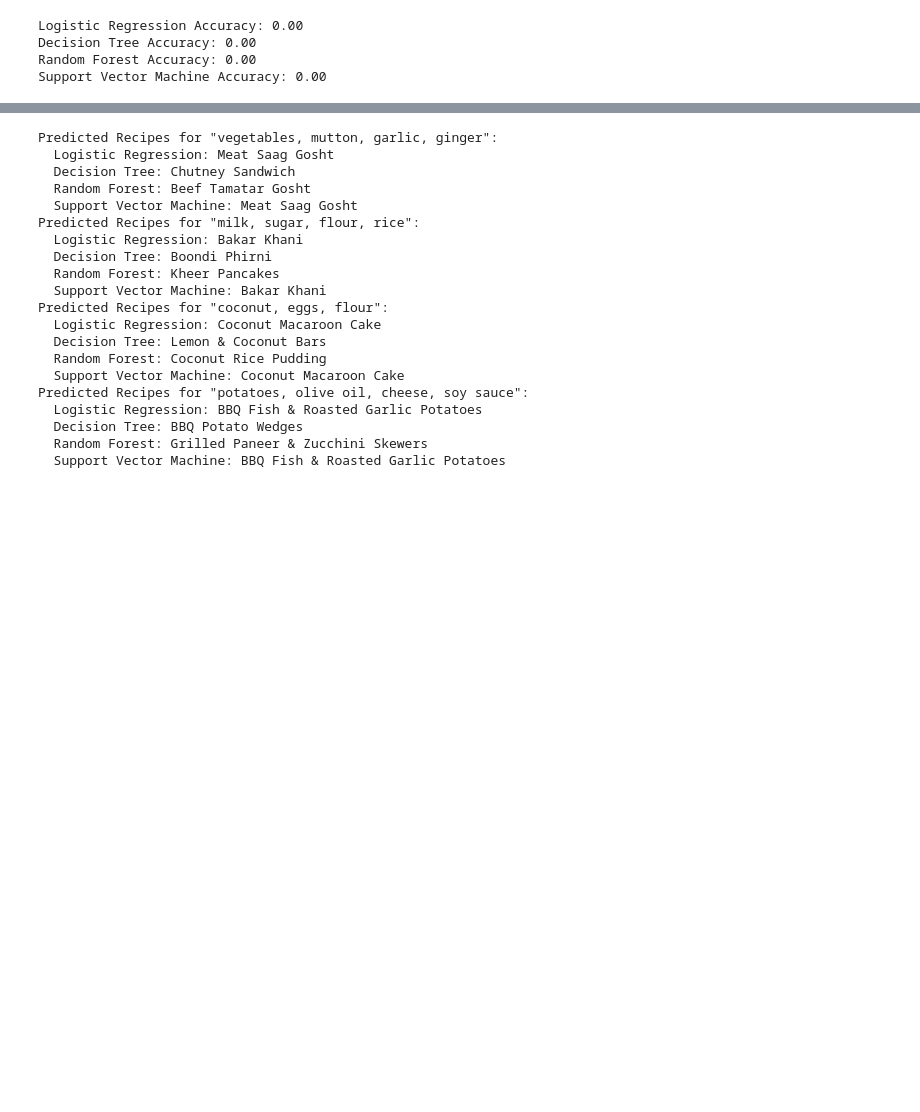
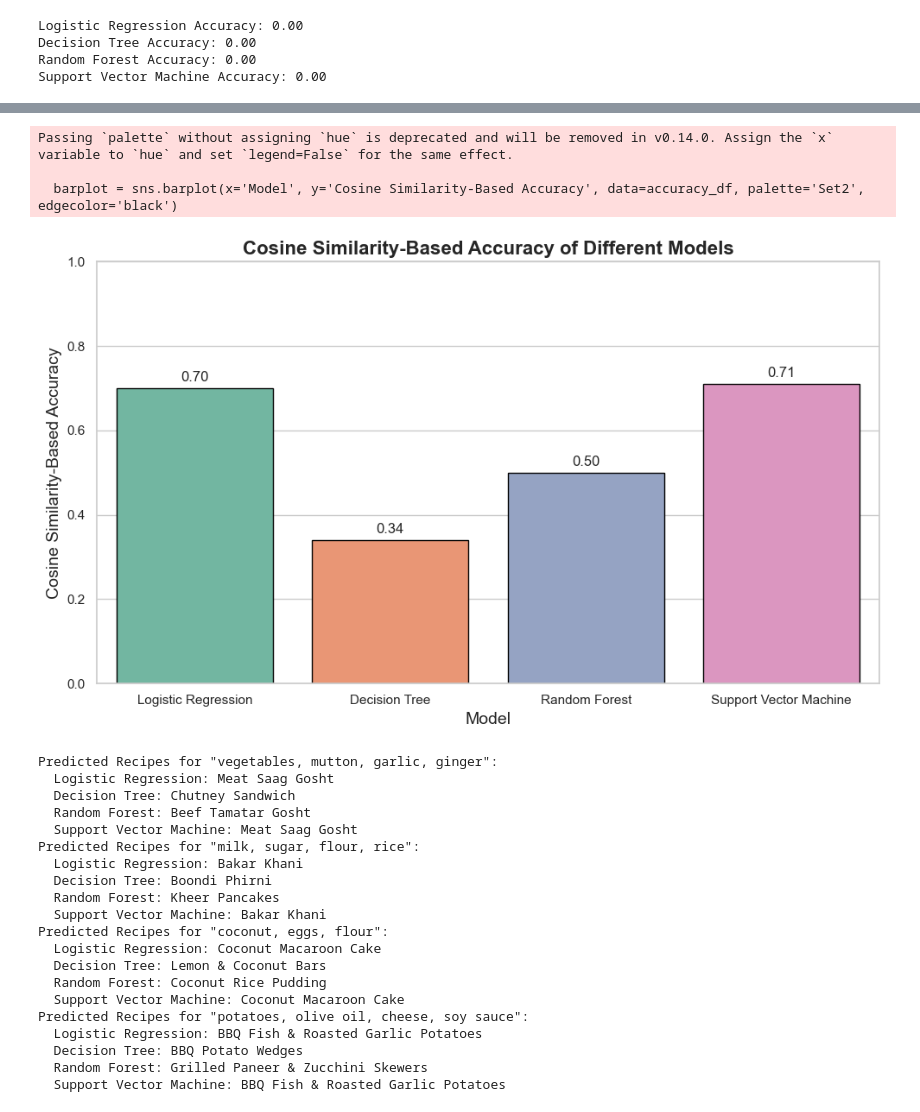
Before and after one commit to AAreesha/Recipe-Rasoi, a Jupyter notebook: Model Evaluation.ipynb, the cells around one changed output, grey strips where cells are left out. Drawn from its saved outputs; the diff is of its cells as text; code cells hidden in the pictures; blank space fills up the shorter version.

```diff
--- a/Model Evaluation.ipynb
+++ b/Model Evaluation.ipynb
@@ -235,3 +346,49 @@ Support Vector Machine Cosine Similarity-Based Accuracy: 0.71
+# %%
+import matplotlib.pyplot as plt
+import seaborn as sns
+
+# Assuming we already have cosine similarity-based accuracy for each model
+# Cosine similarity accuracies for the models (just an example, replace these values with the actual results from your model)
+cosine_accuracies = {
+    'Logistic Regression': 0.70,
+    'Decision Tree': 0.34,
+    'Random Forest': 0.50,
+    'Support Vector Machine': 0.71
+}
+
+# Convert to DataFrame for easier plotting
+accuracy_df = pd.DataFrame(list(cosine_accuracies.items()), columns=['Model', 'Cosine Similarity-Based Accuracy'])
+
+# Set the plot size and style
+plt.figure(figsize=(10, 6))
+sns.set(style="whitegrid")
+
+# Create a bar plot
+barplot = sns.barplot(x='Model', y='Cosine Similarity-Based Accuracy', data=accuracy_df, palette='Set2', edgecolor='black')
+
+# Add title and labels
+plt.title('Cosine Similarity-Based Accuracy of Different Models', fontsize=16, fontweight='bold')
+plt.xlabel('Model', fontsize=14)
+plt.ylabel('Cosine Similarity-Based Accuracy', fontsize=14)
+
+# Customize the y-axis limits
+plt.ylim(0, 1)
+
+# Annotate the accuracy values on top of the bars
+for p in barplot.patches:
+    barplot.annotate(format(p.get_height(), '.2f'),
+                     (p.get_x() + p.get_width() / 2., p.get_height()),
+                     ha='center', va='center',
+                     xytext=(0, 9), textcoords='offset points', fontsize=12)
+
+# Show the plot
+plt.tight_layout()
+plt.show()
+# %% [output]
+Passing `palette` without assigning `hue` is deprecated and will be removed in v0.14.0. Assign the `x` variable to `hue` and set `legend=False` for the same effect.
+
+  barplot = sns.barplot(x='Model', y='Cosine Similarity-Based Accuracy', data=accuracy_df, palette='Set2', edgecolor='black')
+[figure, added]
 # %%
 # Predicting with custom ingredients
 def predict_recipe(custom_ingredients_list):
```
Also changed, not shown: parts of 2 cells of this notebook.
